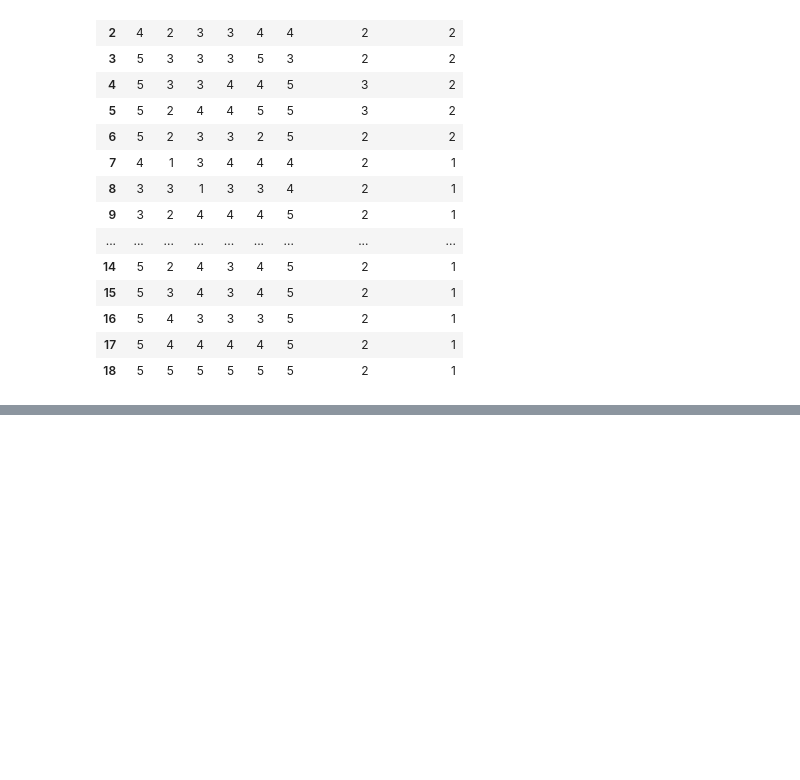
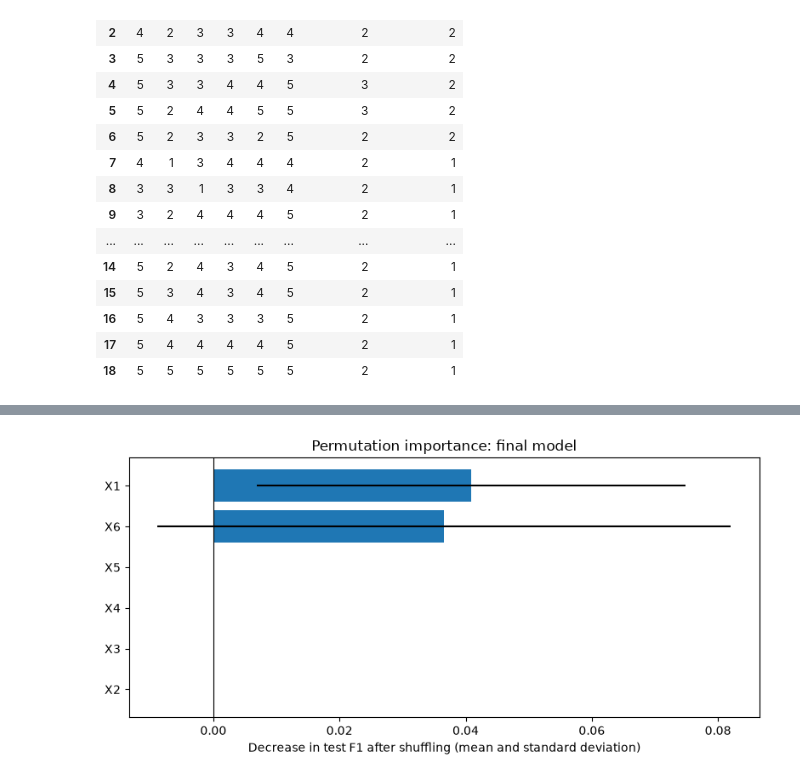
Before and after one commit to ca34525/QWFuFPmtYoLpq4Qt, a Jupyter notebook: notebooks/1.0-CTA-customer-happiness-analysis.ipynb, the cells around one changed output, grey strips where cells are left out. Cells and saved outputs as stored; diff of their text form; code cells hidden in the pictures; blank space fills up the shorter version.

```diff
--- a/notebooks/1.0-CTA-customer-happiness-analysis.ipynb
+++ b/notebooks/1.0-CTA-customer-happiness-analysis.ipynb
@@ -606,0 +609,30 @@ Background dataset has 126 samples but max_samples=100. Subsampling to 100 sampl
+# %%
+importance = permutation_importance(
+    final_model,
+    X_test,
+    y_test,
+    scoring="f1",
+    n_repeats=30,
+    random_state=RANDOM_STATE,
+)
+importance_df = pd.DataFrame(
+    {
+        "question": FEATURE_COLUMNS,
+        "mean_F1_decrease": importance.importances_mean,
+        "std_F1_decrease": importance.importances_std,
+    }
+).sort_values("mean_F1_decrease")
+
+fig, ax = plt.subplots(figsize=(8, 4))
+ax.barh(
+    importance_df["question"],
+    importance_df["mean_F1_decrease"],
+    xerr=importance_df["std_F1_decrease"],
+)
+ax.axvline(0, color="black", linewidth=0.8)
+ax.set_xlabel("Decrease in test F1 after shuffling (mean and standard deviation)")
+ax.set_title("Permutation importance: final model")
+fig.tight_layout()
+plt.show()
+# %% [output]
+[figure, added]
```
Also changed, not shown: parts of 72 cells of this notebook, 3 other files.
